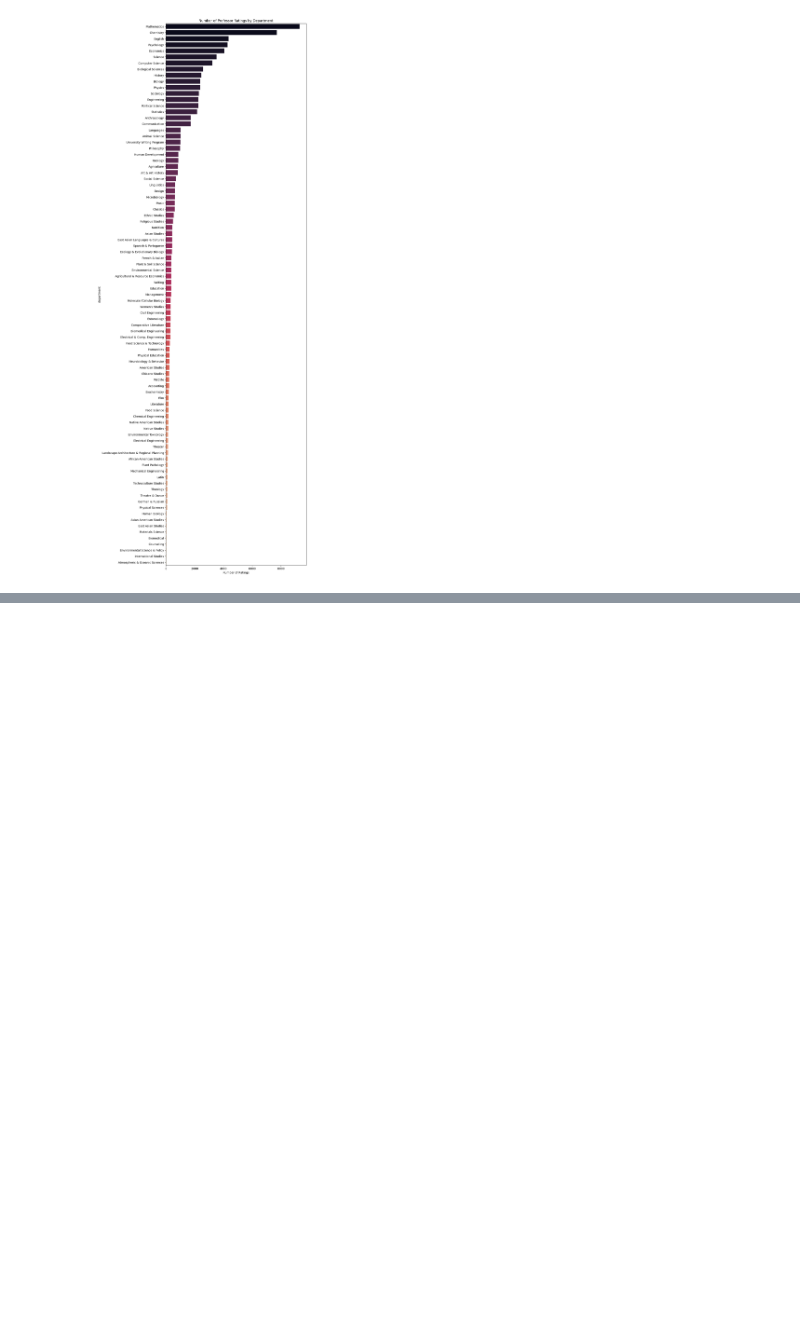
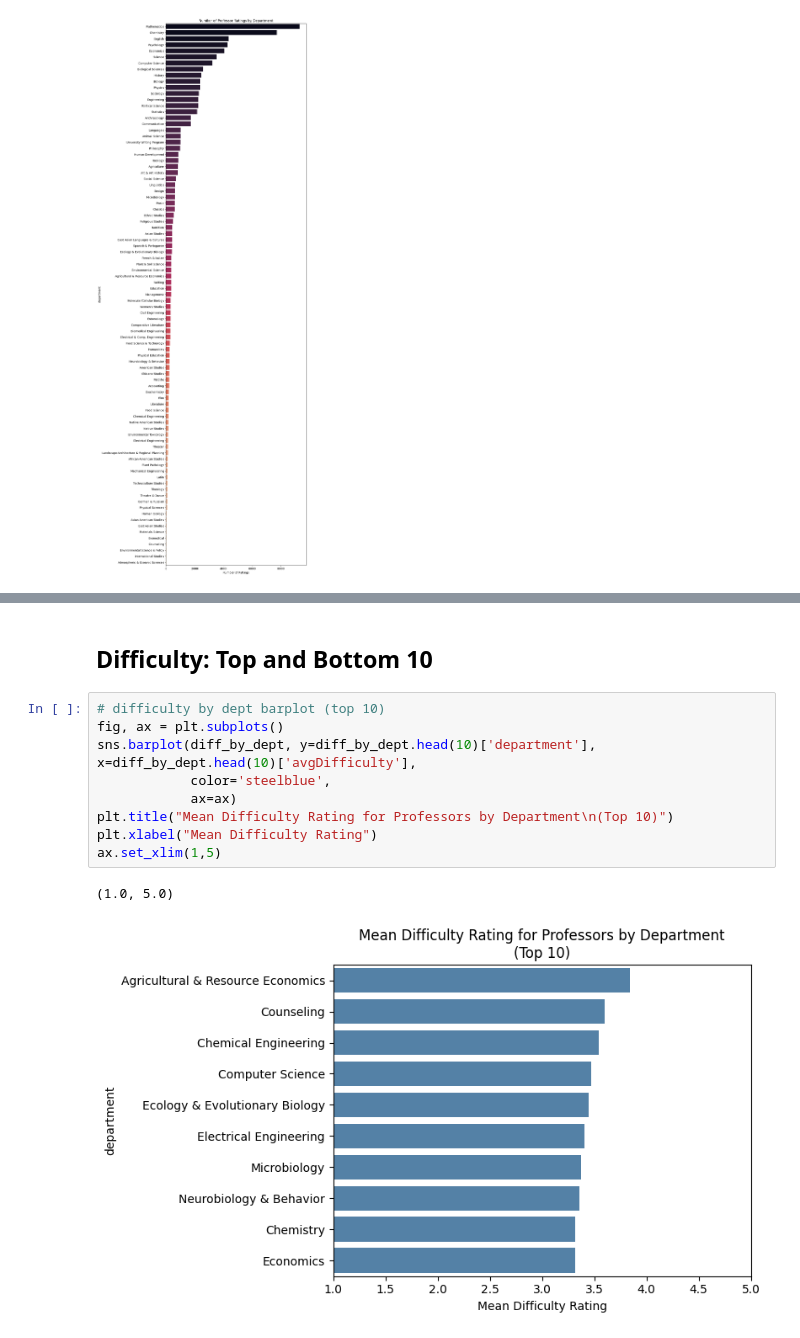
Before and after one commit to Riley-Adams/sta141b_project, a Jupyter notebook: profsEDA.ipynb, the cells around one changed output, grey strips where cells are left out. Drawn from its saved outputs; the diff is of its cells as text; blank space fills up the shorter version.

```diff
--- a/profsEDA.ipynb
+++ b/profsEDA.ipynb
@@ -705,0 +734,14 @@ Text(0.5, 0, 'Number of Ratings')
+# %% [markdown]
+## Difficulty: Top and Bottom 10
+# %%
+# difficulty by dept barplot (top 10)
+fig, ax = plt.subplots()
+sns.barplot(diff_by_dept, y=diff_by_dept.head(10)['department'], x=diff_by_dept.head(10)['avgDifficulty'],
+            color='steelblue',
+            ax=ax)
+plt.title("Mean Difficulty Rating for Professors by Department\n(Top 10)")
+plt.xlabel("Mean Difficulty Rating")
+ax.set_xlim(1,5)
+# %% [output]
+(1.0, 5.0)
+[figure, added]
```
Also changed, not shown: parts of 8 cells of this notebook.
